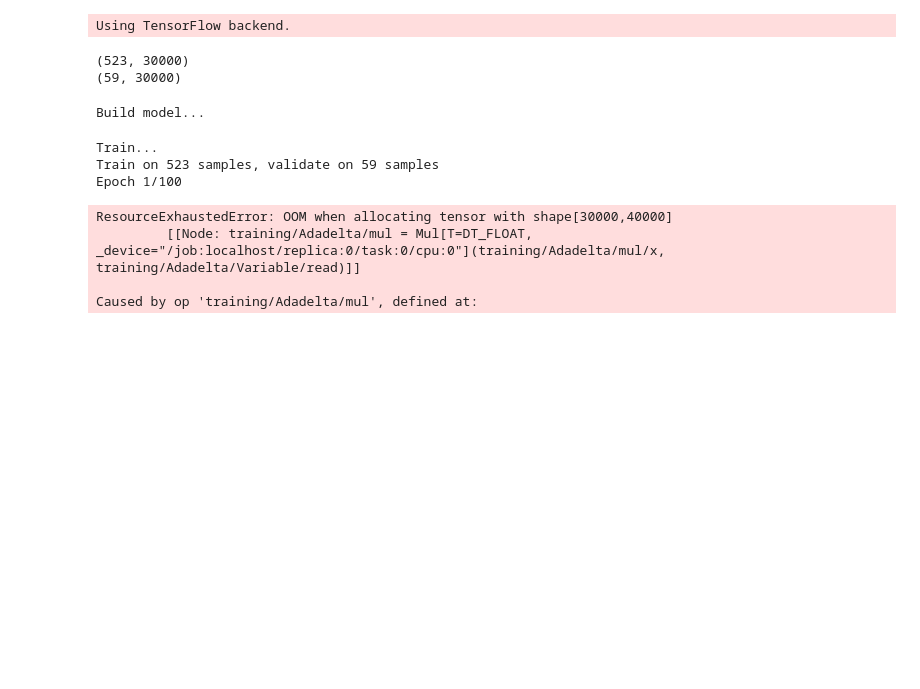
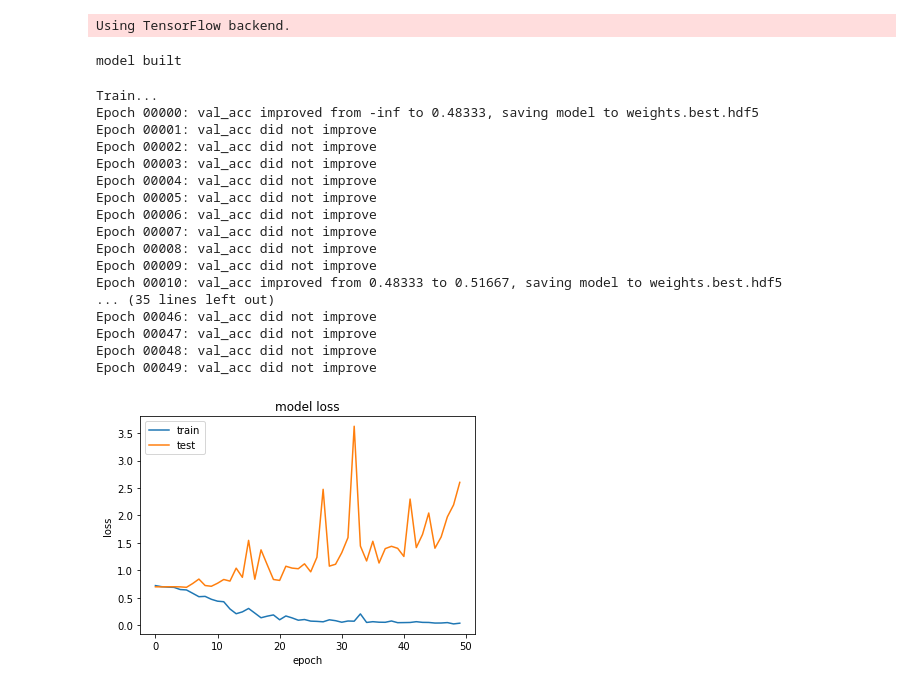
Before and after one commit to samirma/deep-learning-experiments, a Jupyter notebook: text_classification.ipynb, the cells around one changed output. Saved outputs shown, nothing was run; the diff lists cells and outputs as text; code cells hidden in the pictures; blank space fills up the shorter version.

```diff
--- a/text_classification.ipynb
+++ b/text_classification.ipynb
@@ -21,3 +21,6 @@ base_dir = "C:\\Users\\samir.antonio\\Desktop\\patchs\\"
+# %%
+base_dir = "/home/admin2/deep-learning-experiments/code/"
+text_size = 6000
 # %%
 alphabet = string.printable
 
@@ -49,8 +52,6 @@ def add_left_padding (reviews_ints, seq_len = 30000):
     return features
 
 def load_data(train_porcentage):
-
-    text_size = 30000
 
     labels = []
     data_list = []
@@ -65,13 +66,15 @@ def load_data(train_porcentage):
         file = f.read()
         try:
             integer_encoded = [char_to_int[char]/len(alphabet) for char in file]
+            if (len(integer_encoded) >= text_size):
+                pass
             #print(file_path)
             data_list.append(integer_encoded)
             commented = files[i].split('.')[0].split('-')[1]=='true'
             result_tmp = 1 if commented else 0
             if result_tmp != result:
                 result = result_tmp
-                labels.append(result)
+                labels.append(result_tmp)
         except:
             pass
 
@@ -86,32 +89,29 @@ def load_data(train_porcentage):
 
     rr = [i for i in range(tol_num)]
     random.shuffle(rr)
-    X_train = data[rr][:train_num]
+    x_train = data[rr][:train_num]
     y_train = labels[rr][:train_num]
-    X_test = data[rr][train_num:]
+    x_test = data[rr][train_num:]
     y_test = labels[rr][train_num:]
 
-    return (X_train,y_train),(X_test,y_test)
+    x_train = x_train.reshape((x_train.shape[0], 1, x_train.shape[1]))
+    x_test = x_test.reshape((x_test.shape[0], 1, x_test.shape[1]))
+
+    return (x_train,y_train),(x_test,y_test)
 # %%
 (x_train,y_train),(x_test,y_test) = load_data (0.9)
-# %%
-print(x_train.shape)
-print(x_test.shape)
-x_train = x_train.reshape((x_train.shape[0], 1, x_train.shape[1]))
-x_test = x_test.reshape((x_test.shape[0], 1, x_test.shape[1]))
-# %% [output]
-(523, 30000)
-(59, 30000)
 # %%
 
-print('Build model...')
 model = Sequential()
-model.add(LSTM(10000, dropout=0.25, recurrent_dropout=0.25, return_sequences=False, input_shape=(1, 30000)))
-model.add(Dense(1000, activation='relu'))
+model.add(LSTM(500, dropout=0.25, recurrent_dropout=0.25, return_sequences=False, input_shape=(1, text_size)))
+model.add(BatchNormalization())
+model.add(Dense(1000, activation='tanh'))
 model.add(Dropout(0.5))
 model.add(Dense(500, activation='relu'))
 model.add(Dropout(0.5))
-model.add(Dense(50, activation='relu'))
+model.add(Dense(500, activation='relu'))
+model.add(Dropout(0.5))
+
 model.add(Activation('sigmoid'))
 model.add(Dense(2, activation='softmax'))
 
@@ -122,26 +122,45 @@ model.add(Dense(2, activation='softmax'))
 #              optimizer='adadelta',
 #              metrics=['acc'])
 
+#categorical_crossentropy
+
 #model.compile(loss='binary_crossentropy', optimizer='rmsprop', metrics=['acc'])
+
+
 model.compile(loss='categorical_crossentropy',
               optimizer='adadelta',
               metrics=['acc'])
+print('model built')
 # %% [output]
-Build model...
+model built
 # %%
-batch_size = 10
-epochs = 100
+batch_size = 64
+epochs = 50
+
+filepath="weights.best.hdf5"
+checkpoint = ModelCheckpoint(filepath, monitor='val_acc', verbose=1, save_best_only=True, mode='max')
+callbacks_list = [checkpoint]
 
 print('Train...')
 history = model.fit(x_train, y_train,
           batch_size=batch_size,
           epochs=epochs,
-          validation_data=(x_test, y_test))
+          validation_data=(x_test, y_test), callbacks=callbacks_list, verbose=0)
 # %% [output]
 Train...
-Train on 523 samples, validate on 59 samples
-Epoch 1/100
+Epoch 00000: val_acc improved from -inf to 0.48333, saving model to weights.best.hdf5
+Epoch 00001: val_acc did not improve
+Epoch 00002: val_acc did not improve
+Epoch 00003: val_acc did not improve
+Epoch 00004: val_acc did not improve
+Epoch 00005: val_acc did not improve
+Epoch 00006: val_acc did not improve
+Epoch 00007: val_acc did not improve
+Epoch 00008: val_acc did not improve
+Epoch 00009: val_acc did not improve
+Epoch 00010: val_acc improved from 0.48333 to 0.51667, saving model to weights.best.hdf5
+... (35 lines left out)
+Epoch 00046: val_acc did not improve
+Epoch 00047: val_acc did not improve
+Epoch 00048: val_acc did not improve
+Epoch 00049: val_acc did not improve
-ResourceExhaustedError: OOM when allocating tensor with shape[30000,40000]
-         [[Node: training/Adadelta/mul = Mul[T=DT_FLOAT, _device="/job:localhost/replica:0/task:0/cpu:0"](training/Adadelta/mul/x, training/Adadelta/Variable/read)]]
-
-Caused by op 'training/Adadelta/mul', defined at:
@@ -150,11 +167,14 @@ model.evaluate(x_test, y_test, verbose=0)
 # %%
+plt.clf()
 plt.plot(history.history['loss'])
 plt.plot(history.history['val_loss'])
 plt.title('model loss')
 plt.ylabel('loss')
 plt.xlabel('epoch')
 plt.legend(['train', 'test'], loc='upper left')
 plt.show()
+# %% [output]
+[figure, added]
 # %%
 print(history.history.keys())
 # summarize history for accuracy
```
Also changed, not shown: parts of 6 cells of this notebook, 6 other files.
